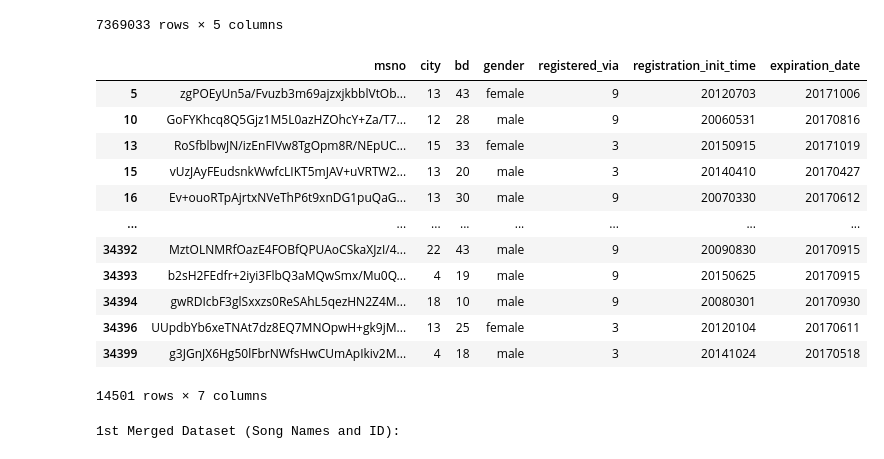
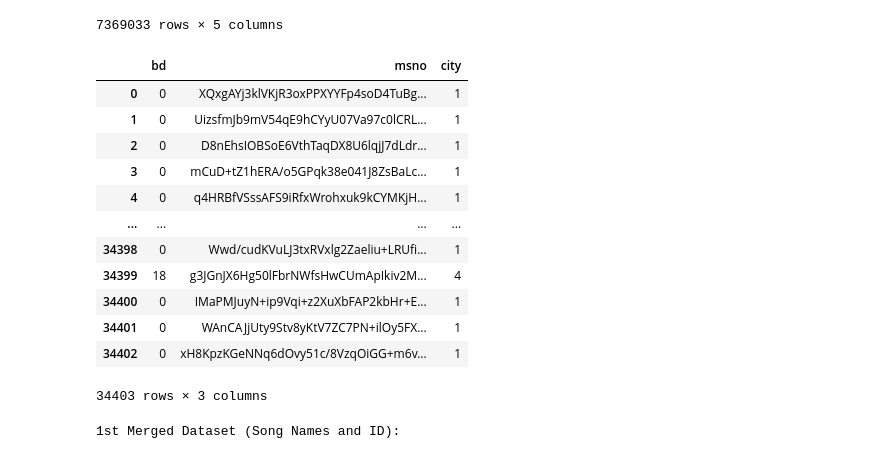
Before and after one commit to aishamar/pic16b_finalproject, a Jupyter notebook: exploratory_analysis.ipynb, the cells around one changed output. Saved outputs shown, nothing was run; the diff lists cells and outputs as text; code cells hidden in the pictures.

```diff
--- a/exploratory_analysis.ipynb
+++ b/exploratory_analysis.ipynb
@@ -193,10 +193,10 @@ Second Dataset:
 # %%
 # load in all 2nd datasets; view columns
 # DOWNLOAD ALL LOCALLY AND CHANGE PATHS
-train = pd.read_csv('/Users/aishamardini/Downloads/train.csv')
-songs = pd.read_csv('/Users/aishamardini/Downloads/songs.csv')
-members = pd.read_csv('/Users/aishamardini/Downloads/members.csv')
-song_extra = pd.read_csv('/Users/aishamardini/Downloads/song_extra_info.csv')
+train = pd.read_csv('/Users/lillypeters/Downloads/train.csv')
+songs = pd.read_csv('/Users/lillypeters/Downloads/songs.csv')
+members = pd.read_csv('/Users/lillypeters/Downloads/members.csv')
+song_extra = pd.read_csv('/Users/lillypeters/Downloads/song_extra_info.csv')
 # %%
 # print info of all datasets
 datasets = [train, songs, members, song_extra]
@@ -261,21 +261,22 @@ train
 7369033 rows × 5 columns
 # %%
 # 2nd dataset drop NAN
+members = members[['bd', 'msno', 'city']]
 members.dropna()
 # %% [output]
-|  | msno | city | bd | gender | registered_via | registration_init_time | expiration_date |
-| 5 | zgPOEyUn5a/Fvuzb3m69ajzxjkbblVtOb... | 13 | 43 | female | 9 | 20120703 | 20171006 |
-| 10 | GoFYKhcq8Q5Gjz1M5L0azHZOhcY+Za/T7... | 12 | 28 | male | 9 | 20060531 | 20170816 |
-| 13 | RoSfblbwJN/izEnFIVw8TgOpm8R/NEpUC... | 15 | 33 | female | 3 | 20150915 | 20171019 |
-| 15 | vUzJAyFEudsnkWwfcLIKT5mJAV+uVRTW2... | 13 | 20 | male | 3 | 20140410 | 20170427 |
-| 16 | Ev+ouoRTpAjrtxNVeThP6t9xnDG1puQaG... | 13 | 30 | male | 9 | 20070330 | 20170612 |
-| ... | ... | ... | ... | ... | ... | ... | ... |
-| 34392 | MztOLNMRfOazE4FOBfQPUAoCSkaXJzI/4... | 22 | 43 | male | 9 | 20090830 | 20170915 |
-| 34393 | b2sH2FEdfr+2iyi3FlbQ3aMQwSmx/Mu0Q... | 4 | 19 | male | 9 | 20150625 | 20170915 |
-| 34394 | gwRDIcbF3glSxxzs0ReSAhL5qezHN2Z4M... | 18 | 10 | male | 9 | 20080301 | 20170930 |
-| 34396 | UUpdbYb6xeTNAt7dz8EQ7MNOpwH+gk9jM... | 13 | 25 | female | 3 | 20120104 | 20170611 |
-| 34399 | g3JGnJX6Hg50lFbrNWfsHwCUmApIkiv2M... | 4 | 18 | male | 3 | 20141024 | 20170518 |
+|  | bd | msno | city |
+| 0 | 0 | XQxgAYj3klVKjR3oxPPXYYFp4soD4TuBg... | 1 |
+| 1 | 0 | UizsfmJb9mV54qE9hCYyU07Va97c0lCRL... | 1 |
+| 2 | 0 | D8nEhsIOBSoE6VthTaqDX8U6lqjJ7dLdr... | 1 |
+| 3 | 0 | mCuD+tZ1hERA/o5GPqk38e041J8ZsBaLc... | 1 |
+| 4 | 0 | q4HRBfVSssAFS9iRfxWrohxuk9kCYMKjH... | 1 |
+| ... | ... | ... | ... |
+| 34398 | 0 | Wwd/cudKVuLJ3txRVxlg2Zaeliu+LRUfi... | 1 |
+| 34399 | 18 | g3JGnJX6Hg50lFbrNWfsHwCUmApIkiv2M... | 4 |
+| 34400 | 0 | IMaPMJuyN+ip9Vqi+z2XuXbFAP2kbHr+E... | 1 |
+| 34401 | 0 | WAnCAJjUty9Stv8yKtV7ZC7PN+ilOy5FX... | 1 |
+| 34402 | 0 | xH8KpzKGeNNq6dOvy51c/8VzqOiGG+m6v... | 1 |
-14501 rows × 7 columns
+34403 rows × 3 columns
 # %%
 # FIRST MERGE: add a song name column by merging the 2 datasets based on song id
 
```
Also changed, not shown: parts of 28 cells of this notebook.
